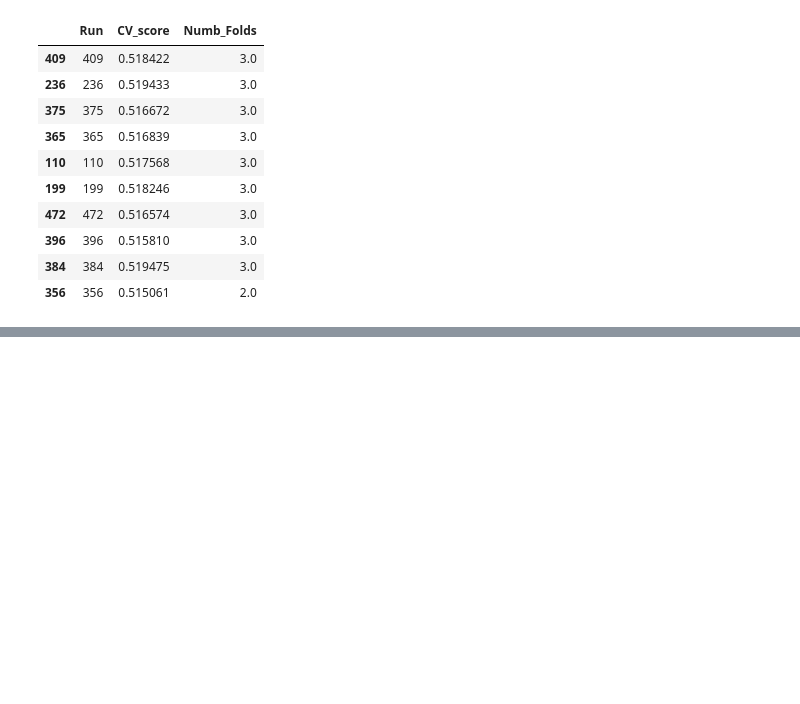
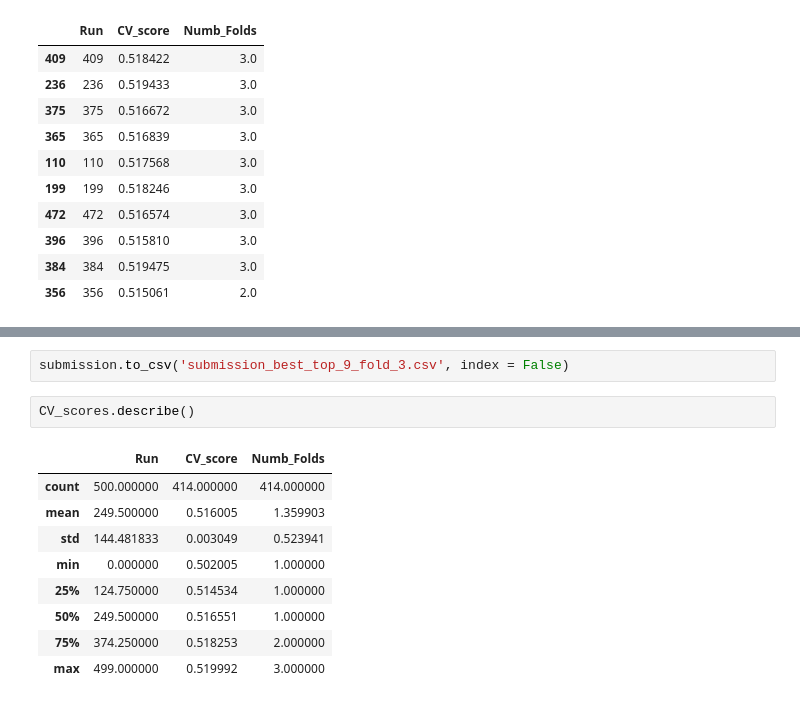
Before and after one commit to Analytics-Data-Science-and-Tech/Analytics_Data_Science, a Jupyter notebook: Tabular-Playground-Series/Tabular-Playground-Nov-2022/Playing_with_Preds.ipynb, the cells around one changed output, grey strips where cells are left out. Cells and saved outputs as stored; diff of their text form; blank space fills up the shorter version.

```diff
--- a/Tabular-Playground-Series/Tabular-Playground-Nov-2022/Playing_with_Preds.ipynb
+++ b/Tabular-Playground-Series/Tabular-Playground-Nov-2022/Playing_with_Preds.ipynb
@@ -540,0 +661,14 @@ CV_scores.sort_values(by = 'Numb_Folds', ascending = False).head(10)
+# %%
+submission.to_csv('submission_best_top_9_fold_3.csv', index = False)
+# %%
+CV_scores.describe()
+# %% [output]
+|  | Run | CV_score | Numb_Folds |
+| count | 500.000000 | 414.000000 | 414.000000 |
+| mean | 249.500000 | 0.516005 | 1.359903 |
+| std | 144.481833 | 0.003049 | 0.523941 |
+| min | 0.000000 | 0.502005 | 1.000000 |
+| 25% | 124.750000 | 0.514534 | 1.000000 |
+| 50% | 249.500000 | 0.516551 | 1.000000 |
+| 75% | 374.250000 | 0.518253 | 2.000000 |
+| max | 499.000000 | 0.519992 | 3.000000 |
```
Also changed, not shown: parts of 3 cells of this notebook.
